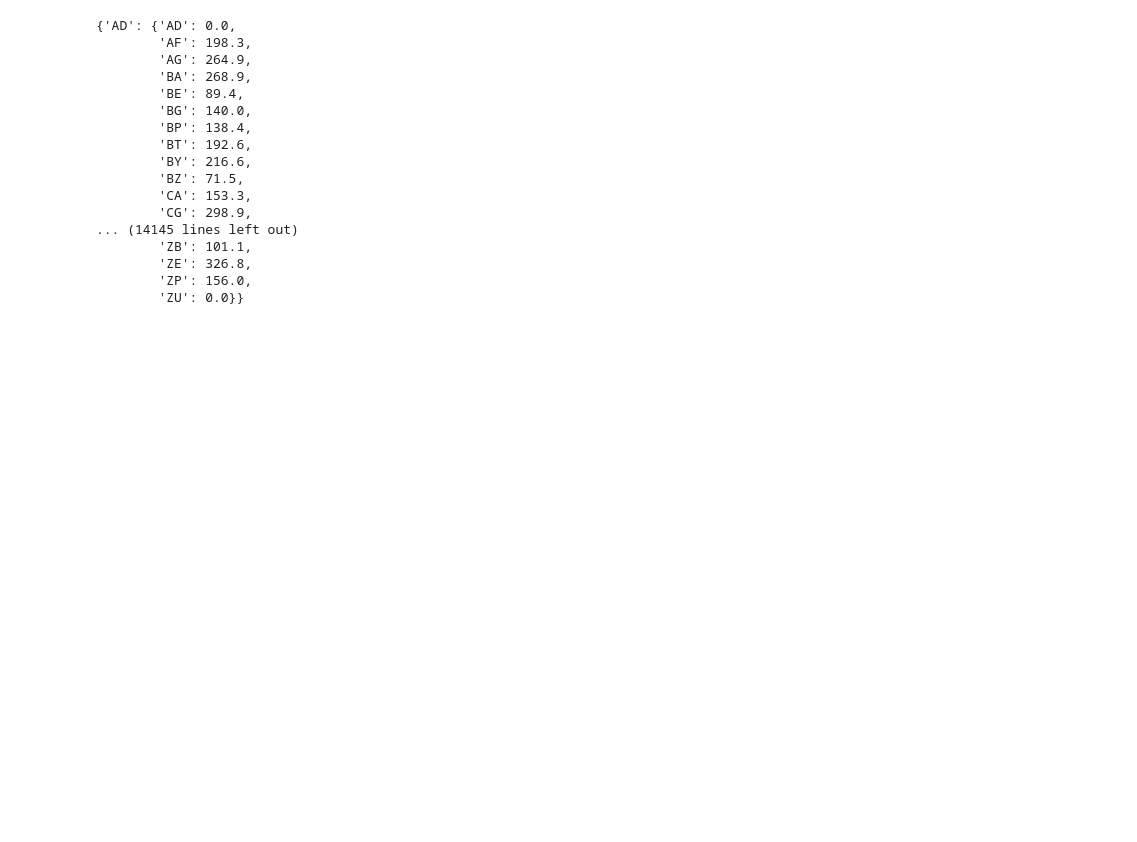
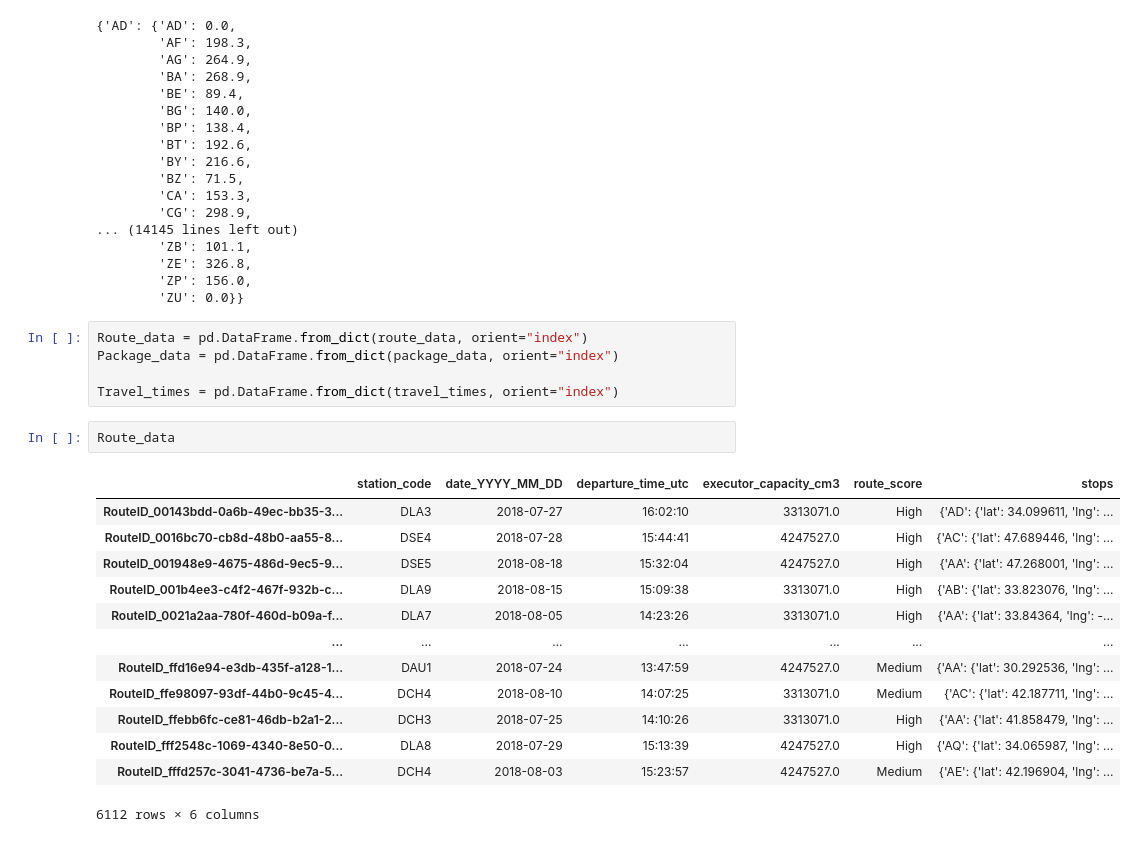
Before and after one commit to CaseyKiiza2026/delivery-territory-intelligence, a Jupyter notebook: notebooks/EDA.ipynb, the cells around one changed output. Drawn from its saved outputs; the diff is of its cells as text; blank space fills up the shorter version.

```diff
--- a/notebooks/EDA.ipynb
+++ b/notebooks/EDA.ipynb
@@ -97,3 +99,24 @@ pprint(travel_times[first_travel_id])
         'ZE': 326.8,
         'ZP': 156.0,
         'ZU': 0.0}}
+# %%
+Route_data = pd.DataFrame.from_dict(route_data, orient="index")
+Package_data = pd.DataFrame.from_dict(package_data, orient="index")
+
+Travel_times = pd.DataFrame.from_dict(travel_times, orient="index")
+# %%
+Route_data
+# %% [output]
+|  | station_code | date_YYYY_MM_DD | departure_time_utc | executor_capacity_cm3 | route_score | stops |
+| RouteID_00143bdd-0a6b-49ec-bb35-3... | DLA3 | 2018-07-27 | 16:02:10 | 3313071.0 | High | {'AD': {'lat': 34.099611, 'lng': ... |
+| RouteID_0016bc70-cb8d-48b0-aa55-8... | DSE4 | 2018-07-28 | 15:44:41 | 4247527.0 | High | {'AC': {'lat': 47.689446, 'lng': ... |
+| RouteID_001948e9-4675-486d-9ec5-9... | DSE5 | 2018-08-18 | 15:32:04 | 4247527.0 | High | {'AA': {'lat': 47.268001, 'lng': ... |
+| RouteID_001b4ee3-c4f2-467f-932b-c... | DLA9 | 2018-08-15 | 15:09:38 | 3313071.0 | High | {'AB': {'lat': 33.823076, 'lng': ... |
+| RouteID_0021a2aa-780f-460d-b09a-f... | DLA7 | 2018-08-05 | 14:23:26 | 3313071.0 | High | {'AA': {'lat': 33.84364, 'lng': -... |
+| ... | ... | ... | ... | ... | ... | ... |
+| RouteID_ffd16e94-e3db-435f-a128-1... | DAU1 | 2018-07-24 | 13:47:59 | 4247527.0 | Medium | {'AA': {'lat': 30.292536, 'lng': ... |
+| RouteID_ffe98097-93df-44b0-9c45-4... | DCH4 | 2018-08-10 | 14:07:25 | 3313071.0 | Medium | {'AC': {'lat': 42.187711, 'lng': ... |
+| RouteID_ffebb6fc-ce81-46db-b2a1-2... | DCH3 | 2018-07-25 | 14:10:26 | 3313071.0 | High | {'AA': {'lat': 41.858479, 'lng': ... |
+| RouteID_fff2548c-1069-4340-8e50-0... | DLA8 | 2018-07-29 | 15:13:39 | 4247527.0 | High | {'AQ': {'lat': 34.065987, 'lng': ... |
+| RouteID_fffd257c-3041-4736-be7a-5... | DCH4 | 2018-08-03 | 15:23:57 | 4247527.0 | Medium | {'AE': {'lat': 42.196904, 'lng': ... |
+6112 rows × 6 columns
```
Also changed, not shown: parts of 1 cell of this notebook.
